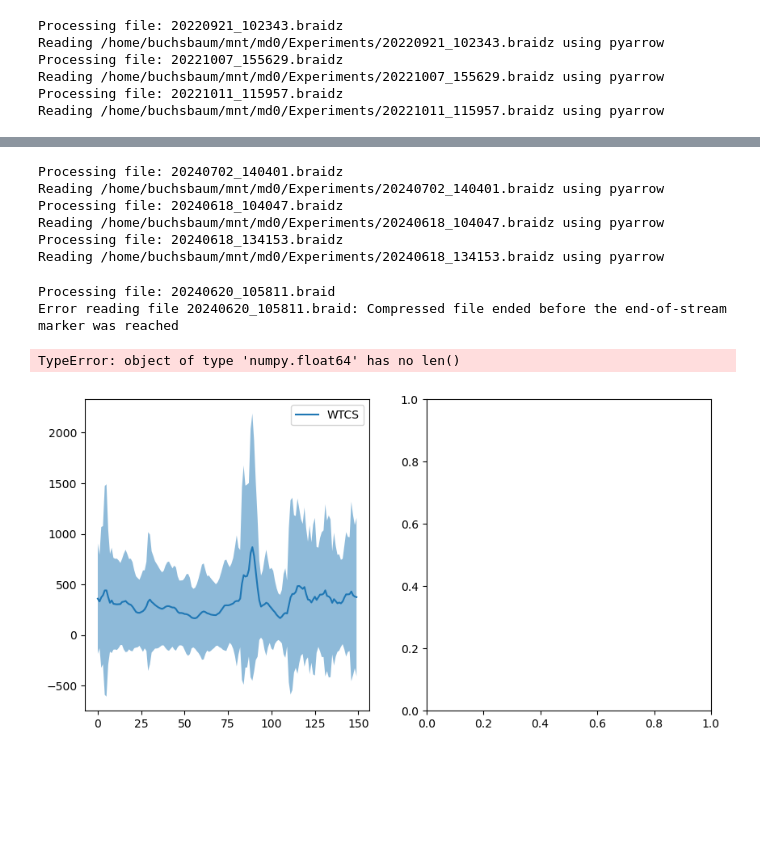
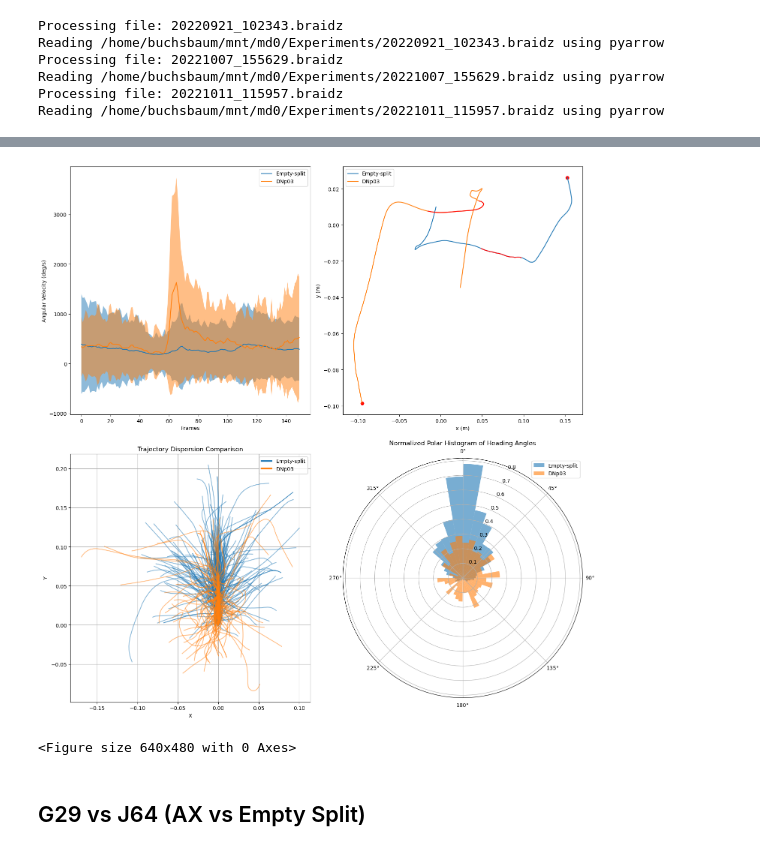
Before and after one commit to elhananby/fly_analysis, a Jupyter notebook: notebooks/velocity_analysis_example.ipynb, the cells around one changed output, grey strips where cells are left out. Drawn from its saved outputs; the diff is of its cells as text; code cells hidden in the pictures; blank space fills up the shorter version.

Commit message:
- added some more plotting and video functions - updated environment.yaml - added some notebooks for video analysys

```diff
--- a/notebooks/velocity_analysis_example.ipynb
+++ b/notebooks/velocity_analysis_example.ipynb
@@ -126,4 +329,4 @@ def process_files(file_list: list, root_folder: str, keys: list):
     return dict(combined_data), dict(file_sources)
 # %%
 root_folder = "/home/buchsbaum/mnt/md0/Experiments/"
-keys = ["angular_velocity", "linear_velocity"]
+keys = ["angular_velocity", "linear_velocity", "xyz"]
@@ -173,40 +357,35 @@ plt.savefig("/home/buchsbaum/j53_vs_j64_velocity.svg", format="svg", dpi=300)
-# %%
-wtcs_looming_files = ["20240702_140401.braidz"]
-wtcs_looming_data, wtcs_looming_sources = process_files(wtcs_looming_files, root_folder, keys)
-# %% [output]
-Processing file: 20240702_140401.braidz
-Reading /home/buchsbaum/mnt/md0/Experiments/20240702_140401.braidz using pyarrow
-Processing file: 20240618_104047.braidz
-Reading /home/buchsbaum/mnt/md0/Experiments/20240618_104047.braidz using pyarrow
-Processing file: 20240618_134153.braidz
-Reading /home/buchsbaum/mnt/md0/Experiments/20240618_134153.braidz using pyarrow
-# %%
-j53xu76_files = ["20240620_105811.braid"]
-j53xu76_data, j53xu76_sources = process_files(j53xu76_files, root_folder, keys)
-# %% [output]
-Processing file: 20240620_105811.braid
-Error reading file 20240620_105811.braid: Compressed file ended before the end-of-stream marker was reached
-# %%
-fig, axs = plt.subplots(ncols=2, nrows=1, figsize=(10, 5), dpi=100)
-
-# plot angular velocity
-plot_with_mean_and_std(wtcs_looming_data["angular_velocity"], label="WTCS", ax=axs[0])
-plot_with_mean_and_std(j53xu76_data["angular_velocity"], label="J53xKir2.1", ax=axs[0], xlabel="Frames", ylabel="Angular Velocity (deg/s)")
-
-
-# plot linear veloicty
-plot_with_mean_and_std(wtcs_looming_data["linear_velocity"], label="WTCS", ax=axs[1])
-plot_with_mean_and_std(j53xu76_data["linear_velocity"], label="J53xKir2.1", ax=axs[1], xlabel="Frames", ylabel="Linear Velocity (m/s)")
-
-
-for ax in axs:
-    ax.set_xlim(0, 150)
-
-plt.tight_layout()
-axs[1].set_title("Linear Velocity")
-axs[0].set_title("Angular Velocity")
-#plt.savefig("/home/buchsbaum/j53_vs_j64_velocity.svg", format="svg", dpi=300)
-plt.show()
-# %% [output]
-TypeError: object of type 'numpy.float64' has no len()
-[figure, removed]
+# %%
+fig = plt.figure(figsize=(15, 15))
+ax1 = plt.subplot(2, 2, 1)
+ax2 = plt.subplot(2, 2, 2)
+ax3 = plt.subplot(2, 2, 3)
+ax4 = plt.subplot(2, 2, 4, projection="polar")
+
+# plot angular velocity
+plot_with_mean_and_std(empty_data["angular_velocity"], label="Empty-split", ax=ax1, xlabel="Frames", ylabel="Angular Velocity (deg/s)")
+plot_with_mean_and_std(j53_data["angular_velocity"], label="DNp03", ax=ax1)
+
+# plot a random sample of trajectories
+k = 1
+plot_trajectory(random.choices(empty_data["xyz"], k=k), ax=ax2, color=colormaps["tab10"](0), label="Empty-split", stim=True)
+plot_trajectory(random.choices(j53_data["xyz"], k=k), ax=ax2, color=colormaps["tab10"](1), label="DNp03", stim=True)
+
+# plot rotated trajectories
+rotated_trajectories_empty = align_and_rotate_trajectories(empty_data["xyz"])
+rotated_trajectories_j53 = align_and_rotate_trajectories(j53_data["xyz"])
+
+plot_dispersions([random.choices(rotated_trajectories_empty, k=250), random.choices(rotated_trajectories_j53, k=100)], ["Empty-split", "DNp03"], ax=ax3)
+
+heading_change_empty = calculate_heading_change(empty_data["xyz"], central_point=50, dt_before=10, dt_after=60)
+heading_change_j53 = calculate_heading_change(j53_data["xyz"], central_point=50, dt_before=10, dt_after=60)
+headings = plot_polar_histogram([heading_change_empty, heading_change_j53], ["Empty-split", "DNp03"], ax=ax4)
+plt.tight_layout()
+plt.show()
+
+plt.savefig('/home/buchsbaum/Documents/j53_vs_empty.pdf', dpi=300)
+plt.savefig('/home/buchsbaum/Documents/j53_vs_empty.svg', dpi=300)
+# %% [output]
+[figure, added]
+<Figure size 640x480 with 0 Axes>
+# %% [markdown]
+## G29 vs J64 (AX vs Empty Split)
```
Also changed, not shown: parts of 16 cells of this notebook, 7 other files.
